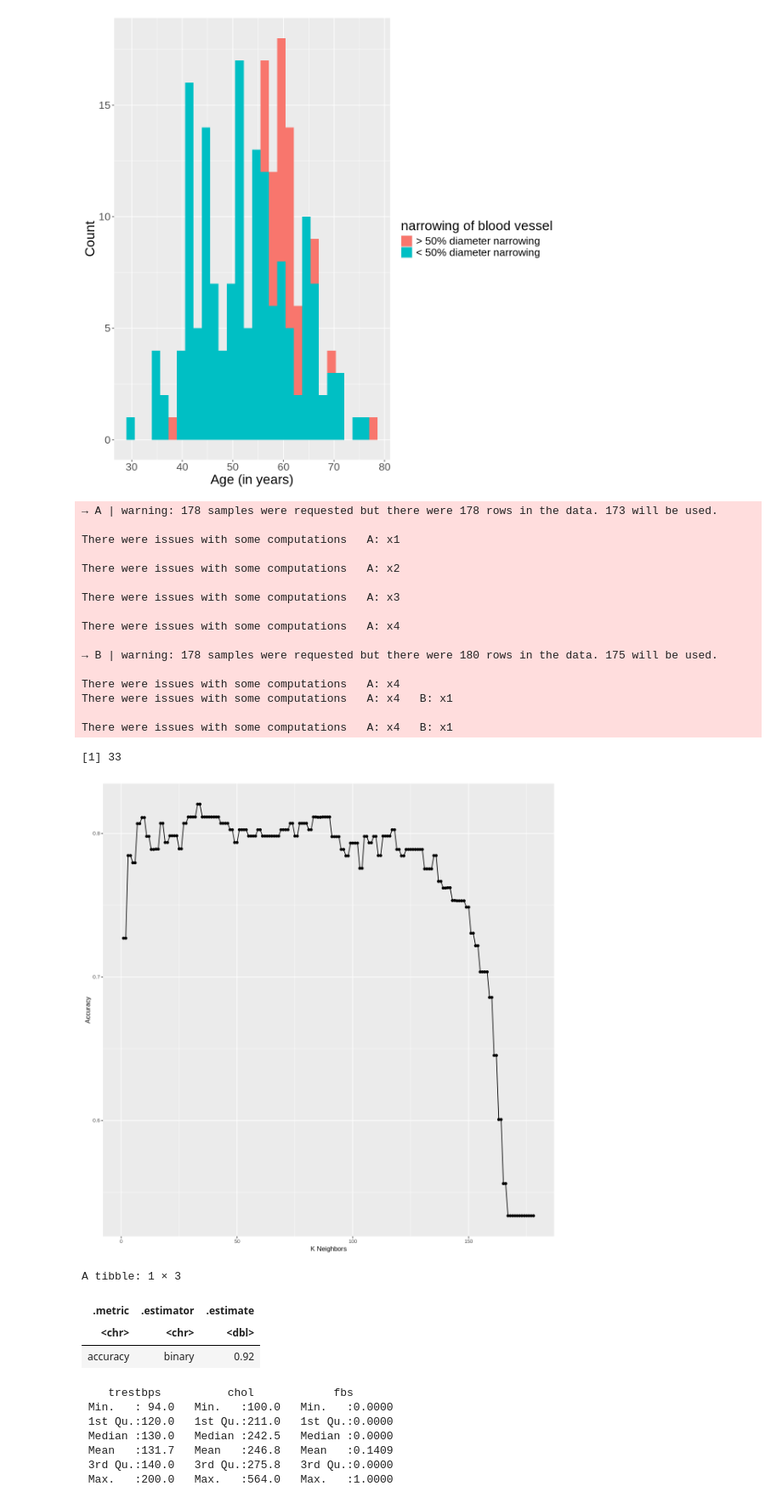
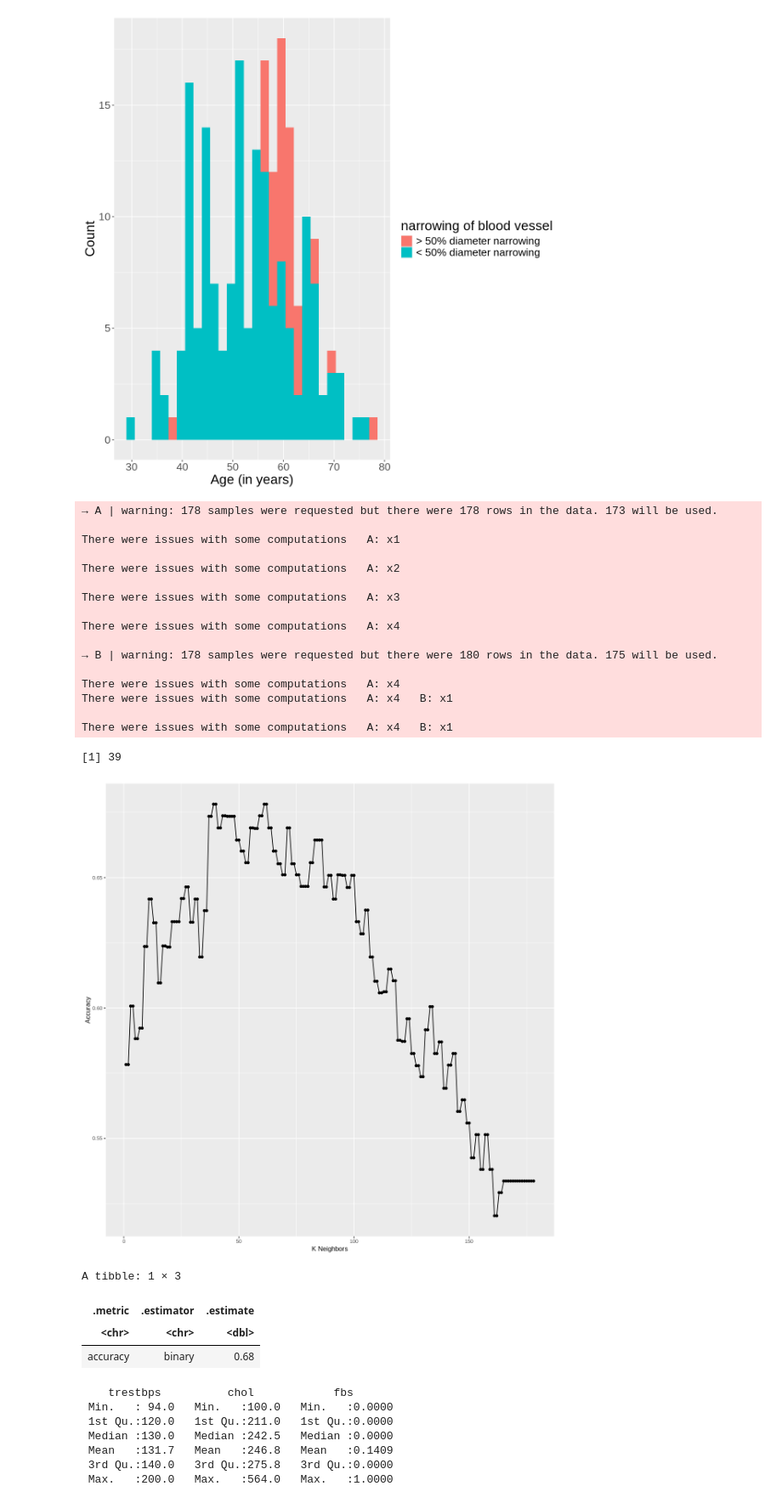
Before and after one commit to nazalturas/data_sci_-group_project, a Jupyter notebook: Group Proposal.ipynb, the cells around one changed output. Shown at 85% size. Cells and saved outputs as stored; diff of their text form; code cells hidden in the pictures.

```diff
--- a/Group Proposal.ipynb
+++ b/Group Proposal.ipynb
@@ -209,9 +209,9 @@ A tibble: 298 × 15
 final_df2 <- final_df1 |>
              mutate(narrowing = case_when(num < 1 ~ "< 50% diameter narrowing", num >= 1 ~ "> 50% diameter narrowing")) |>
              mutate(narrowing = as_factor(narrowing), cp = as.numeric(cp), trestbps = as.numeric(trestbps), chol = as.numeric(chol), fbs = as.numeric(fbs), thalach = as.numeric(thalach)) |>
-             mutate(restecg = as.numeric(restecg), exang = as.numeric(exang), oldpeak = as.numeric(oldpeak), slope = as.numeric(slope), ca = as.numeric(ca), thal = as.numeric(thal)) |>
              select(-num)
 final_df2
+# sex remains as a number rather than factor since we need it for classification.
 # %% [output]
 A tibble: 298 × 15
 | age | sex | cp | trestbps | chol | fbs | restecg | thalach | exang | oldpeak | slope | ca | ... |
@@ -237,7 +237,7 @@ plot
 [figure]
 # %%
 # WE are going to split the data into training and testing
-set.seed(0000)
+set.seed(0001)
 
 split_data <- initial_split(final_df2, prop = 0.75, strata = narrowing)
 training_data <- training(split_data)
@@ -249,7 +249,7 @@ k_spec <- nearest_neighbor(weight_func = "rectangular", neighbors = tune()) |>
           set_engine("kknn") |>
           set_mode("classification")
 
-recipe <- recipe(narrowing ~ age + sex + cp + trestbps + chol + fbs + restecg + thalach	+ exang	+ oldpeak + slope + ca + thal, data = training_data) |>
+recipe <- recipe(narrowing ~ trestbps + chol + fbs + age + sex, data = training_data) |>
             step_scale(all_predictors()) |>
             step_center(all_predictors())
 
@@ -297,34 +297,34 @@ There were issues with some computations   A: x4
 There were issues with some computations   A: x4   B: x1
 
 There were issues with some computations   A: x4   B: x1
-[1] 33
+[1] 39
-[figure, old version]
+[figure, new version]
 # %%
 # we found the optimum k and we will re-train the data and then use it on the test data.
 
-k_spec2 <- nearest_neighbor(weight_func = "rectangular", neighbors = 41) |>
+k_spec2 <- nearest_neighbor(weight_func = "rectangular", neighbors = 39) |>
            set_engine("kknn") |>
            set_mode("classification")
 
 k_fit <- workflow() |>
           add_recipe(recipe) |>
           add_model(k_spec2) |>
           fit(data = training_data)
 
 # predict on the test data.
 k_prediction <- predict(k_fit, testing_data) |>
              bind_cols(testing_data)
 
 # extract the results from our classification attempt.
 k_results <- metrics(k_prediction, truth = narrowing, estimate = .pred_class) |>
             filter(.metric == "accuracy")
 
 k_results
 # %% [output]
 A tibble: 1 × 3
 | .metric | .estimator | .estimate |
 | <chr> | <chr> | <dbl> |
-| accuracy | binary | 0.92 |
+| accuracy | binary | 0.68 |
 # %%
 summary_data <- select(final_df2, trestbps,	chol, fbs) |>
          summary()
```
Also changed, not shown: parts of 5 cells of this notebook.
